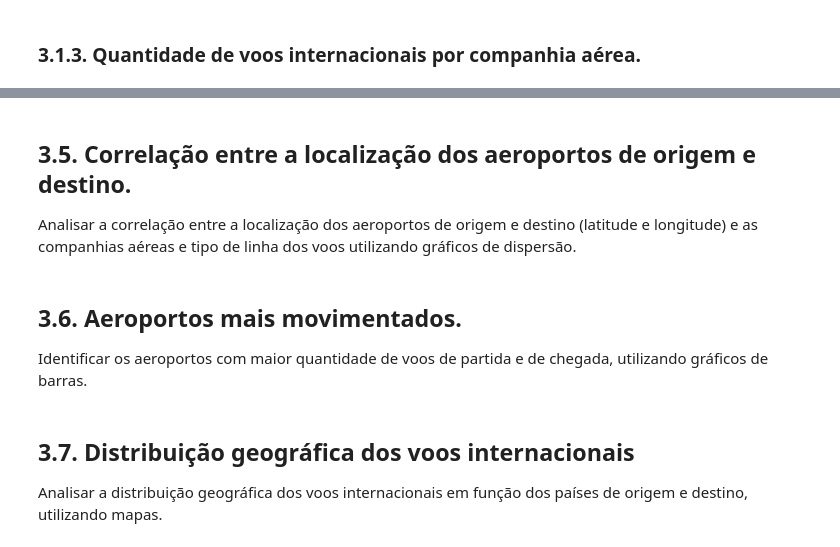
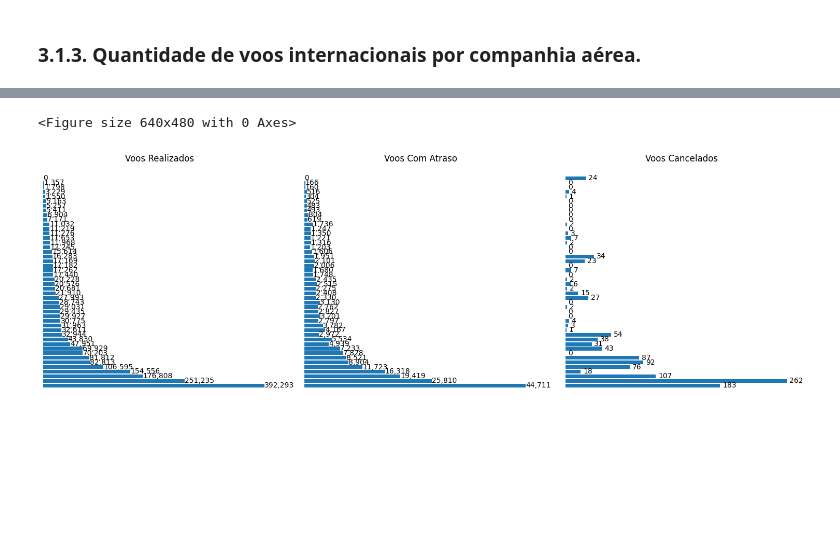
Before and after one commit to rderoncio/a3_bigdata_analisedados, a Jupyter notebook: A3/anac_análise_exploratória.ipynb, the cells around one changed output, grey strips where cells are left out. Saved outputs shown, nothing was run; the diff lists cells and outputs as text; code cells hidden in the pictures; blank space fills up the shorter version.

```diff
--- a/A3/anac_análise_exploratória.ipynb
+++ b/A3/anac_análise_exploratória.ipynb
@@ -348,9 +286,9 @@ Investigar a frequência de voos cancelados em função da justificativa apresen
-# %% [markdown]
-## 3.5. Correlação entre a localização dos aeroportos de origem e destino.
-Analisar a correlação entre a localização dos aeroportos de origem e destino (latitude e longitude) e as companhias aéreas e tipo de linha dos voos utilizando gráficos de dispersão.
-# %% [markdown]
-## 3.6. Aeroportos mais movimentados.
-Identificar os aeroportos com maior quantidade de voos de partida e de chegada, utilizando gráficos de barras.
-# %% [markdown]
-## 3.7. Distribuição geográfica dos voos internacionais
-Analisar a distribuição geográfica dos voos internacionais em função dos países de origem e destino, utilizando mapas.
+# %%
+%matplotlib inline
+internacionais = Fligths.voos_por_tipo_linha_groupby(dataframe=voos_por_cia_area, tipo_linha='Internacional', result_reset_index=True)
+internacionais = internacionais[['companhia_aerea', 'voos_realizados', 'voos_cancelados', 'voos_com_atraso']]
+Plot.plotar_voos_por_cia_area_tipo_linha(internacionais)
+#Plot.show_barh(internacionais)
+# %% [output]
+<Figure size 640x480 with 0 Axes>
+[figure, added]
```
Also changed, not shown: parts of 14 cells of this notebook, 1 other file.
